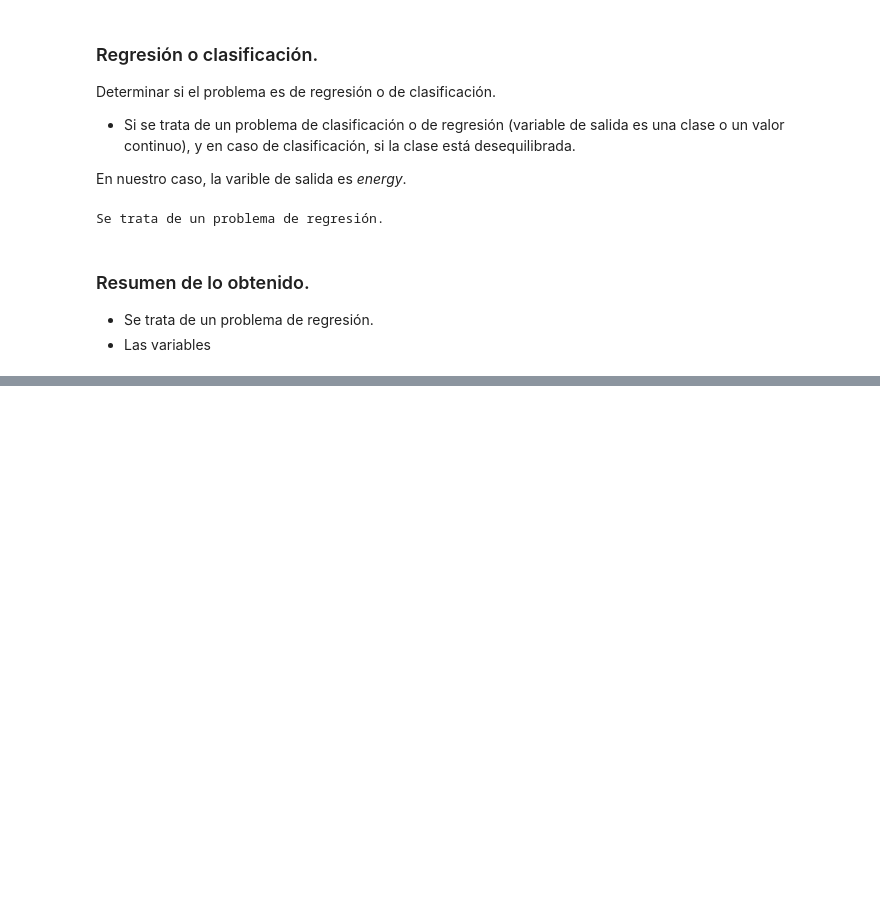
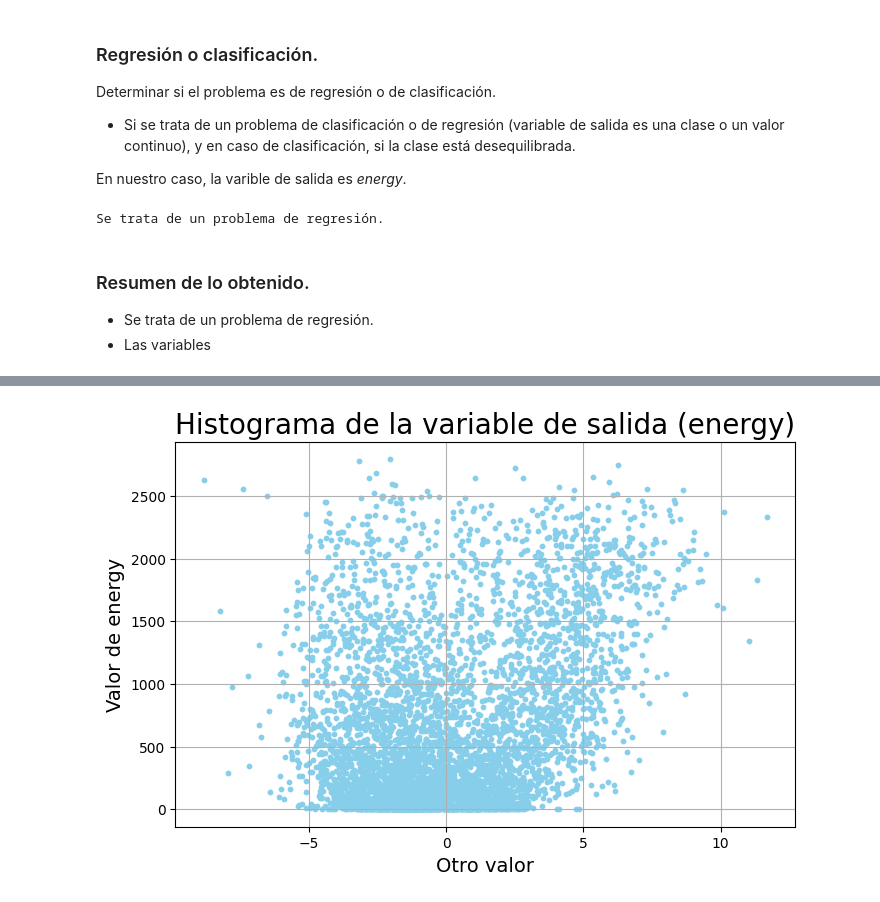
Before and after one commit to celiiaaa/Energy_Prediction_System, a Jupyter notebook: main.ipynb, the cells around one changed output, grey strips where cells are left out. Saved outputs shown, nothing was run; the diff lists cells and outputs as text; code cells hidden in the pictures; blank space fills up the shorter version.

```diff
--- a/main.ipynb
+++ b/main.ipynb
@@ -220,0 +259,11 @@ X = sotavento.data[sotavento.feature_names]
+# %%
+# Dibujamos cómo se distribuye la variable de salida
+plt.figure(figsize=(8, 5))
+plt.scatter(wind_ava['v10.13'], y_df, color='skyblue', marker='o', s=10)
+plt.title('Histograma de la variable de salida (energy)', size=20)
+plt.xlabel('Otro valor', size=14)
+plt.ylabel('Valor de energy', size=14)
+plt.grid(True)
+plt.show()
+# %% [output]
+[figure, added]
```
Also changed, not shown: parts of 21 cells of this notebook, 1 other file.
